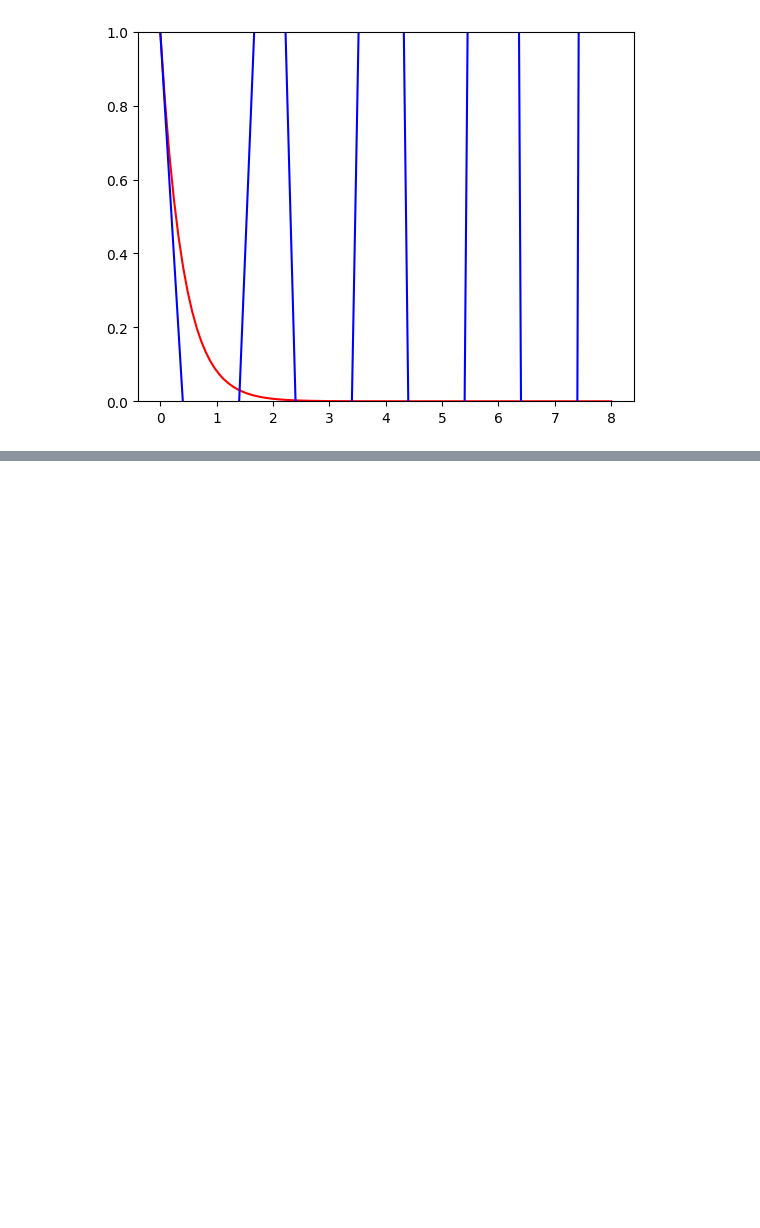
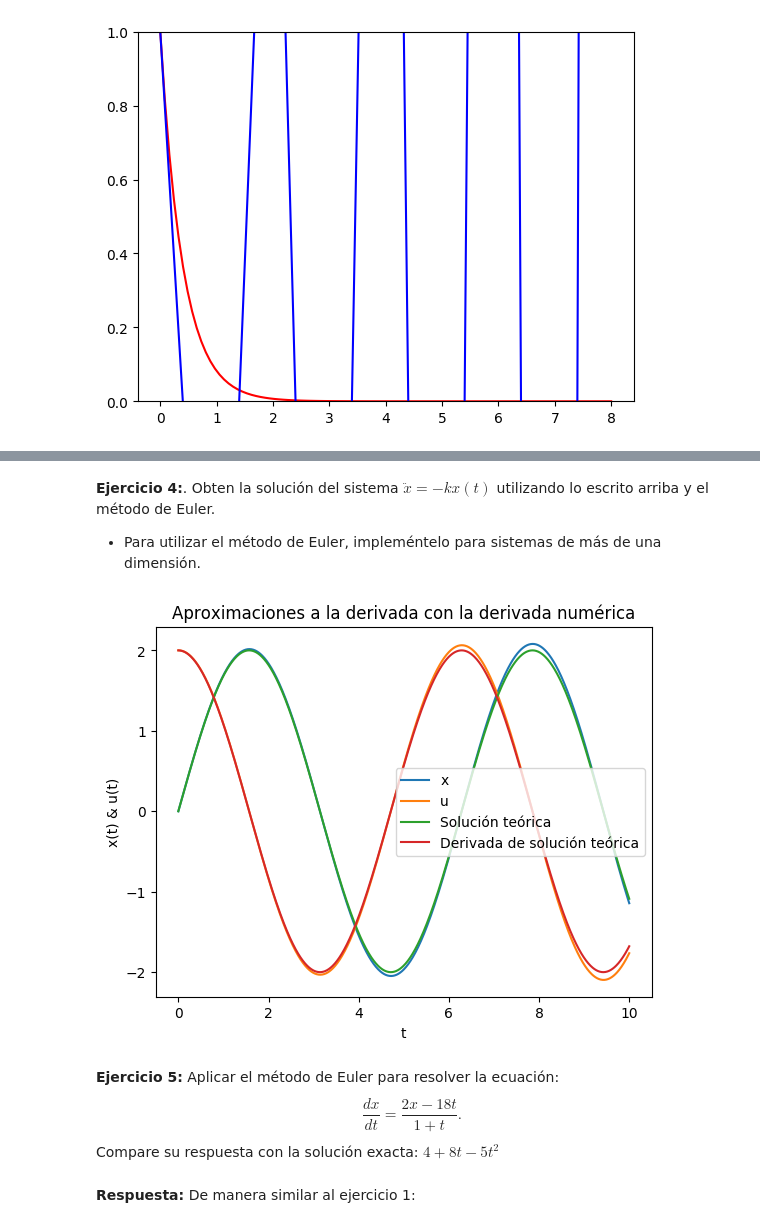
Before and after one commit to EstebanAB/Fisica_Computacional_Arzaga_Barajas, a Jupyter notebook: Tarea_11.ipynb, the cells around one changed output, grey strips where cells are left out. Cells and saved outputs as stored; diff of their text form; code cells hidden in the pictures; blank space fills up the shorter version.

Commit message:
EDOs Tarea 1 Ejercicios 1-5

```diff
--- a/Tarea_11.ipynb
+++ b/Tarea_11.ipynb
@@ -75,0 +131,53 @@ plot(metodo_euler(f,1,0,8,1)[2],metodo_euler(f,1,0,8,1)[1],color="b");
+# %% [markdown]
+__Ejercicio 4:__. Obten la solución del sistema $\ddot{x} = -kx(t)$
+utilizando lo escrito arriba y el método de Euler.
+
+* Para utilizar el método de Euler, impleméntelo para sistemas de más de una dimensión.
+# %%
+#Usaremos el codigo que realizó david. Nos es más práctico para este caso
+
+function euler(f,list,x0)
+     x = x0
+     h = list[2]-list[1]
+     listx=[]
+     push!(listx,x)
+     for i in 2:length(list)
+        t = i*h
+        x = x + f(x,t)*h
+        push!(listx,x)
+     end
+     return listx
+    end;
+# %%
+#La función que queremos resolver.
+f(x,t)=[x[2], -1.0*x[1]]
+
+#Intervalo donde será graficado, de esta manera en ves del linspace por comodidad
+list=0:0.01:10;
+
+#Soluciones iniciales x(0)=0 y u(0)=2. Será visto en las listas más adelante...
+soluciones_condiciones_iniciales=euler(f,list,[0,2]);
+
+#Por comodidad, lo guardamos todo en listas:
+listx1=map(x->x[1],soluciones_condiciones_iniciales);
+listx2=map(x->x[2],soluciones_condiciones_iniciales);
+listx_solucion_teorica=2*sin.(list);
+listx_derivada_solucion_teorica=2*cos.(list);
+# %%
+#Finalmente graficamos
+xlabel("t")
+ylabel("x(t) & u(t)")
+title("Aproximaciones a la derivada con la derivada numérica")
+plot(list,listx1, label="x");       #¿Por qué aquí si funcionan las label y en el ejercicio 1 y 5 no?
+plot(list,listx2, label="u");
+plot(list,listx_solucion_teorica, label="Solución teórica");
+plot(list,listx_derivada_solucion_teorica, label="Derivada de solución teórica");
+legend();
+# %% [output]
+[figure, added]
+# %% [markdown]
+__Ejercicio 5:__ Aplicar el método de Euler para resolver la ecuación:
+$$\frac{dx}{dt}=\frac{2x-18 t}{1+t}.$$
+Compare su respuesta con la solución exacta: $4+8t-5t^2$
+# %% [markdown]
+__Respuesta:__ De manera similar al ejercicio 1:
```
Also changed, not shown: parts of 18 cells of this notebook.
